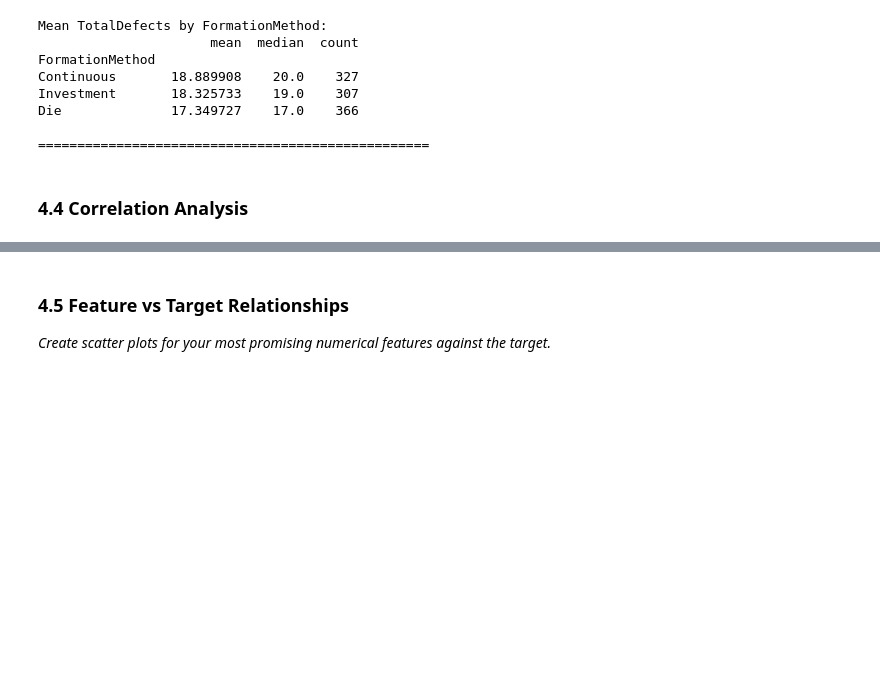
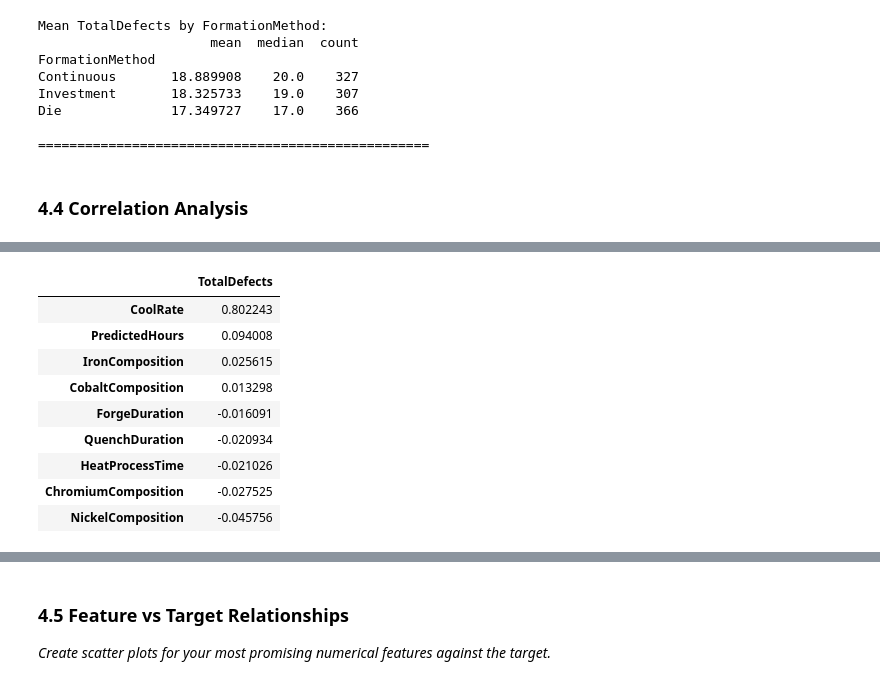
Before and after one commit to Jfrankgoff/individual-capstone-Jfrankgoff, a Jupyter notebook: notebooks/01_problem_statement_and_eda.ipynb, the cells around one changed output, grey strips where cells are left out. Cells and saved outputs as stored; diff of their text form; code cells hidden in the pictures; blank space fills up the shorter version.

```diff
--- a/notebooks/01_problem_statement_and_eda.ipynb
+++ b/notebooks/01_problem_statement_and_eda.ipynb
@@ -619,16 +626,35 @@ Die              17.349727    17.0    366
 # %%
 # TODO: Extract and analyze correlations with the target variable
 #
 # Steps:
 # 1. Get the TARGET column from correlation_matrix
 # 2. Drop the TARGET's correlation with itself (it's always 1.0)
 # 3. Sort values in descending order
 # 4. Print the correlations
 # 5. Identify strong correlations (absolute value > 0.5)
 #
 # Store result in: target_correlations
 
 # YOUR CODE HERE:
+# Select only the TotalDefects column and remove the row indexed as TotalDefects (steps 1 and 2)
+target_correlations = correlation_matrix[['TotalDefects']].drop('TotalDefects')
+# Sort in place
+target_correlations.sort_values(by=['TotalDefects'], ascending=False, inplace=True)
+# Print and review
+target_correlations
+
+# Interesting, CoolRate is the highest/lone strong correlation
+# %% [output]
+|  | TotalDefects |
+| CoolRate | 0.802243 |
+| PredictedHours | 0.094008 |
+| IronComposition | 0.025615 |
+| CobaltComposition | 0.013298 |
+| ForgeDuration | -0.016091 |
+| QuenchDuration | -0.020934 |
+| HeatProcessTime | -0.021026 |
+| ChromiumComposition | -0.027525 |
+| NickelComposition | -0.045756 |
 # %%
 # Visualize correlations with target
 plt.figure(figsize=(10, 6))
```
Also changed, not shown: parts of 3 cells of this notebook.
